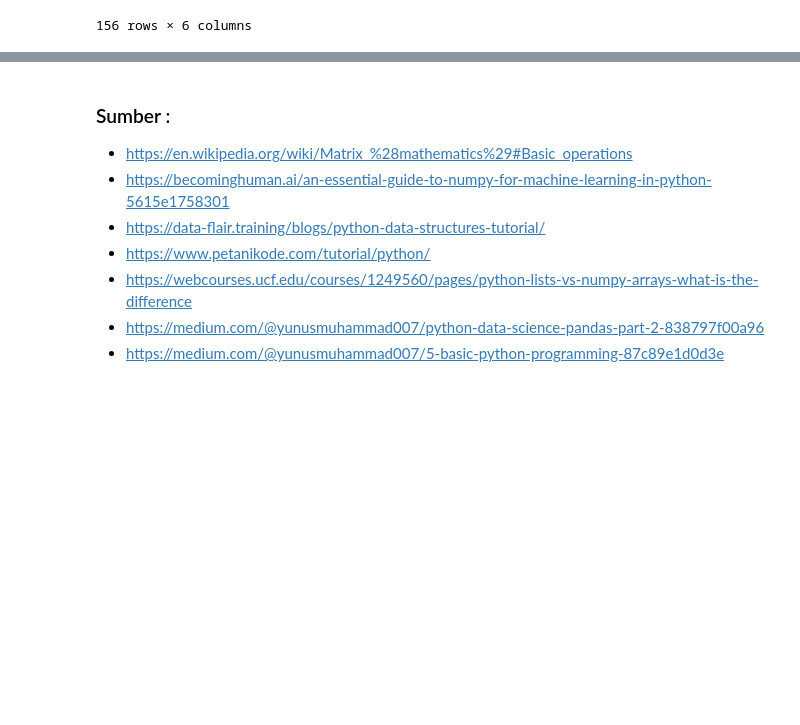
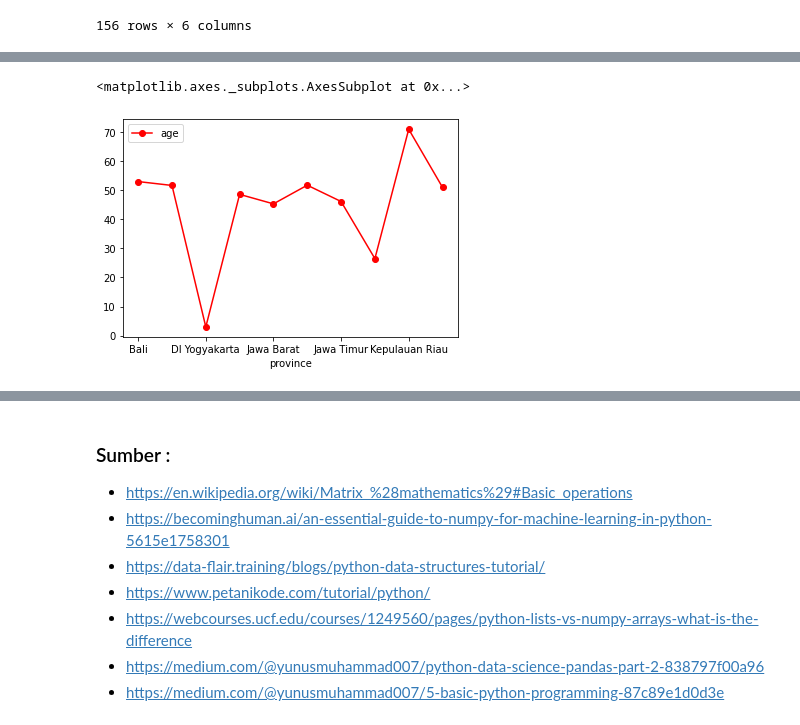
Before and after one commit to Muhammad-Yunus/Open-BOML, a Jupyter notebook: 1_Basic_ML/Pertemuan_2_Python_ML/Python For Machine Learning.ipynb, the cells around one changed output, grey strips where cells are left out. Saved outputs shown, nothing was run; the diff lists cells and outputs as text; code cells hidden in the pictures; blank space fills up the shorter version.

```diff
--- a/1_Basic_ML/Pertemuan_2_Python_ML/Python For Machine Learning.ipynb
+++ b/1_Basic_ML/Pertemuan_2_Python_ML/Python For Machine Learning.ipynb
@@ -1566,0 +1689,5 @@ covid_19_compact_clean.sort_values(by=["province", "age", ] , ascending=[True, F
+# %%
+Age_mean_per_Province.plot(style='ro-')
+# %% [output]
+<matplotlib.axes._subplots.AxesSubplot at 0x...>
+[figure, added]
```
Also changed, not shown: parts of 39 cells of this notebook, 1 other file.
